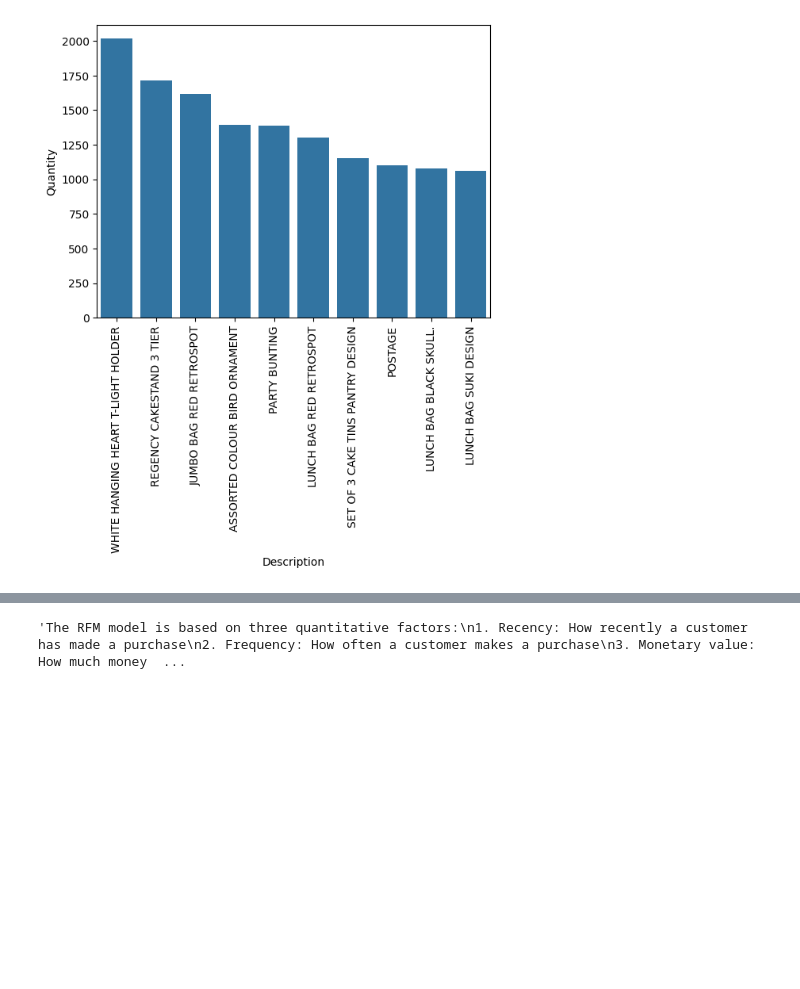
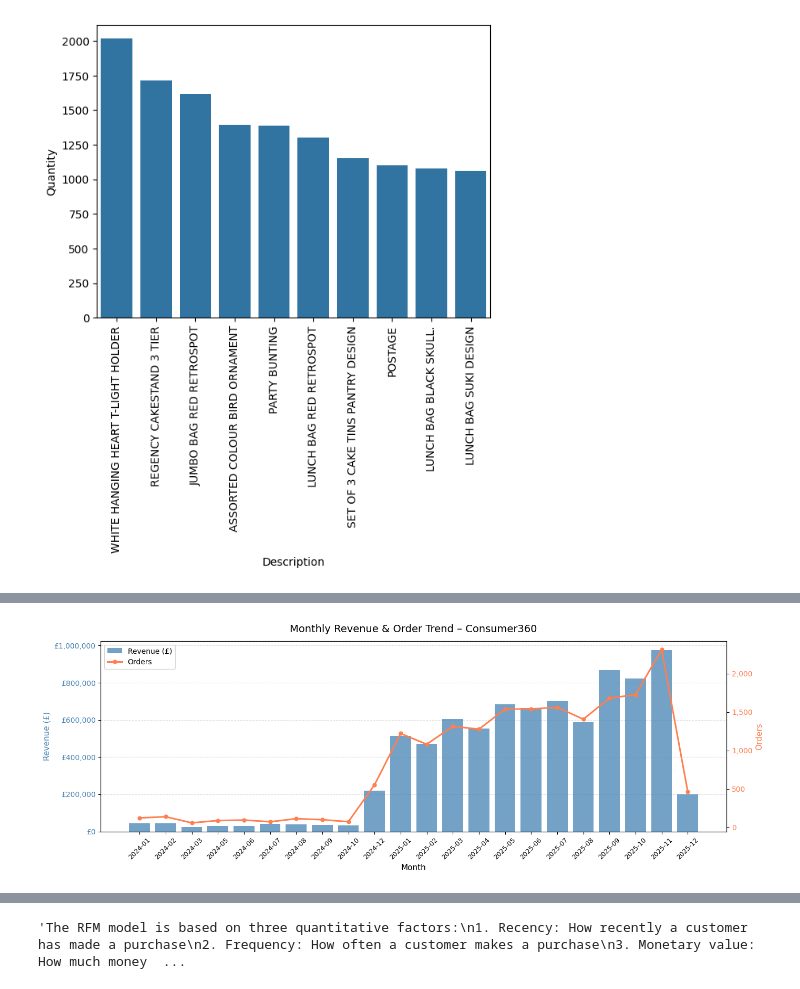
Before and after one commit to anubrata2209/Consumer360, a Jupyter notebook: code.ipynb, the cells around one changed output, grey strips where cells are left out. Drawn from its saved outputs; the diff is of its cells as text; code cells hidden in the pictures; blank space fills up the shorter version.

```diff
--- a/code.ipynb
+++ b/code.ipynb
@@ -403,0 +437,56 @@ df.head()
+# %%
+
+# ------------------- Monthly Sales Trend ----------------------
+
+df['Month'] = df['InvoiceDate'].dt.to_period('M').astype(str)
+
+monthly = (
+    df.groupby('Month', sort=True)
+      .agg(
+          Revenue   = ('TotalAmount', 'sum'),
+          Orders    = ('Invoice',     'nunique'),
+          Customers = ('CustomerID',  'nunique')
+      )
+      .reset_index()
+)
+
+# Dual-axis bar + line chart
+fig, ax1 = plt.subplots(figsize=(14, 5))
+ax2 = ax1.twinx()
+
+bars = ax1.bar(
+    monthly['Month'], monthly['Revenue'],
+    color='steelblue', alpha=0.75, label='Revenue (£)', zorder=2
+)
+line, = ax2.plot(
+    monthly['Month'], monthly['Orders'],
+    color='coral', marker='o', linewidth=2.2,
+    markersize=5, label='Orders', zorder=3
+)
+
+ax1.set_xlabel('Month', fontsize=11)
+ax1.set_ylabel('Revenue (£)', color='steelblue', fontsize=11)
+ax2.set_ylabel('Orders',      color='coral',     fontsize=11)
+ax1.tick_params(axis='x', rotation=45, labelsize=9)
+ax1.tick_params(axis='y', labelcolor='steelblue')
+ax2.tick_params(axis='y', labelcolor='coral')
+
+# Format y-axis with £ and comma separator
+ax1.yaxis.set_major_formatter(
+    plt.FuncFormatter(lambda x, _: f'£{x:,.0f}')
+)
+ax2.yaxis.set_major_formatter(
+    plt.FuncFormatter(lambda x, _: f'{x:,.0f}')
+)
+
+ax1.set_title('Monthly Revenue & Order Trend – Consumer360', fontsize=14, pad=12)
+ax1.grid(axis='y', linestyle='--', alpha=0.4, zorder=1)
+
+# Combined legend
+handles = [bars, line]
+labels  = ['Revenue (£)', 'Orders']
+ax1.legend(handles, labels, loc='upper left', fontsize=10)
+
+plt.tight_layout()
+# %% [output]
+[figure, added]
```
Also changed, not shown: parts of 7 cells of this notebook, 2 other files.
